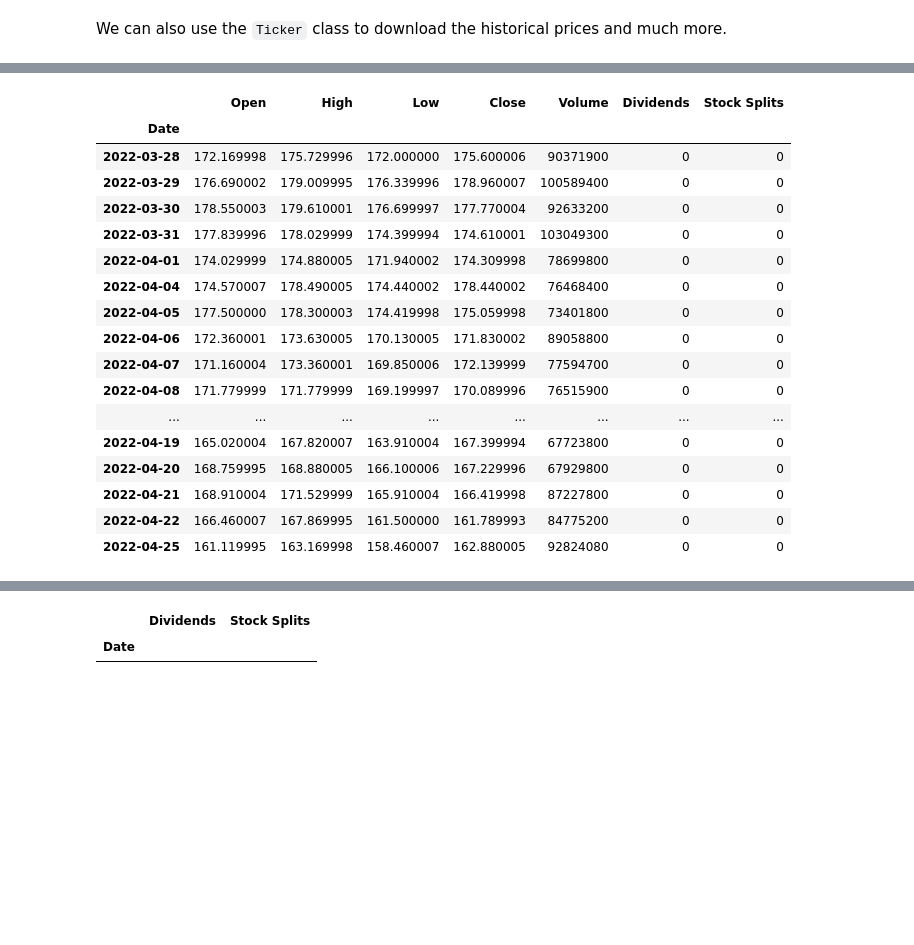
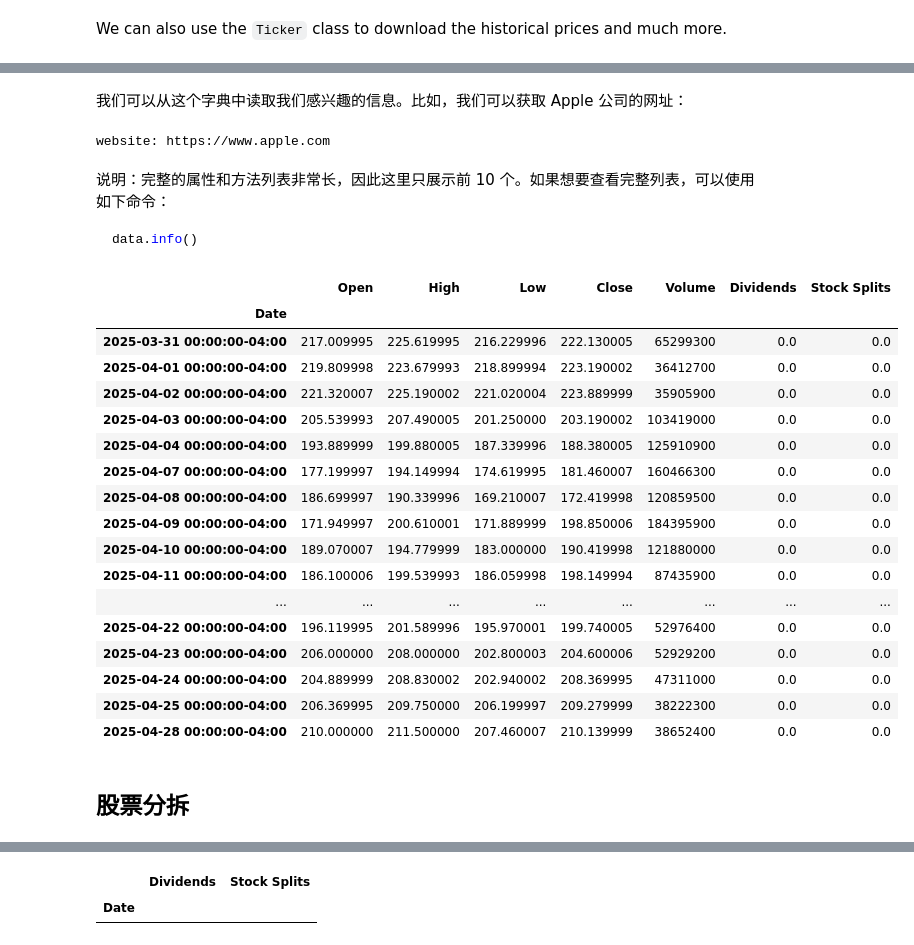
Before and after one commit to arlionn/Python-for-Finance-Cookbook-2E, a Jupyter notebook: 01_acquiring_financial_data/chapter_1.ipynb, the cells around one changed output, grey strips where cells are left out. Drawn from its saved outputs; the diff is of its cells as text; code cells hidden in the pictures; blank space fills up the shorter version.

````diff
--- a/01_acquiring_financial_data/chapter_1.ipynb
+++ b/01_acquiring_financial_data/chapter_1.ipynb
@@ -63,4 +66,6 @@ Downloaded 2769 rows of data.
 We can also use the `Ticker` class to download the historical prices and much more.
 # %%
 # instantiate the Ticker class
-aapl_data = yf.Ticker("AAPL")
+data = yf.Ticker("AAPL")
+# view the available attributes and methods
+list(data.info.items())[1:10]
@@ -67,22 +82,36 @@ aapl_data = yf.Ticker("AAPL")
+# %% [markdown]
+我们可以从这个字典中读取我们感兴趣的信息。比如，我们可以获取 Apple 公司的网址：
+# %%
+website = data.info['website']
+print(f'website: {website}')
+# %% [output]
+website: https://www.apple.com
+# %% [markdown]
+说明：完整的属性和方法列表非常长，因此这里只展示前 10 个。如果想要查看完整列表，可以使用如下命令：
+```python
+data.info()
+```
 # %%
 # get the last month of historical prices
-aapl_data.history()
+data.history()
 # %% [output]
 |  | Open | High | Low | Close | Volume | Dividends | Stock Splits |
 | Date |  |  |  |  |  |  |  |
-| 2022-03-28 | 172.169998 | 175.729996 | 172.000000 | 175.600006 | 90371900 | 0 | 0 |
-| 2022-03-29 | 176.690002 | 179.009995 | 176.339996 | 178.960007 | 100589400 | 0 | 0 |
-| 2022-03-30 | 178.550003 | 179.610001 | 176.699997 | 177.770004 | 92633200 | 0 | 0 |
-| 2022-03-31 | 177.839996 | 178.029999 | 174.399994 | 174.610001 | 103049300 | 0 | 0 |
-| 2022-04-01 | 174.029999 | 174.880005 | 171.940002 | 174.309998 | 78699800 | 0 | 0 |
-| 2022-04-04 | 174.570007 | 178.490005 | 174.440002 | 178.440002 | 76468400 | 0 | 0 |
-| 2022-04-05 | 177.500000 | 178.300003 | 174.419998 | 175.059998 | 73401800 | 0 | 0 |
-| 2022-04-06 | 172.360001 | 173.630005 | 170.130005 | 171.830002 | 89058800 | 0 | 0 |
-| 2022-04-07 | 171.160004 | 173.360001 | 169.850006 | 172.139999 | 77594700 | 0 | 0 |
-| 2022-04-08 | 171.779999 | 171.779999 | 169.199997 | 170.089996 | 76515900 | 0 | 0 |
+| 2025-03-31 00:00:00-04:00 | 217.009995 | 225.619995 | 216.229996 | 222.130005 | 65299300 | 0.0 | 0.0 |
+| 2025-04-01 00:00:00-04:00 | 219.809998 | 223.679993 | 218.899994 | 223.190002 | 36412700 | 0.0 | 0.0 |
+| 2025-04-02 00:00:00-04:00 | 221.320007 | 225.190002 | 221.020004 | 223.889999 | 35905900 | 0.0 | 0.0 |
+| 2025-04-03 00:00:00-04:00 | 205.539993 | 207.490005 | 201.250000 | 203.190002 | 103419000 | 0.0 | 0.0 |
+| 2025-04-04 00:00:00-04:00 | 193.889999 | 199.880005 | 187.339996 | 188.380005 | 125910900 | 0.0 | 0.0 |
+| 2025-04-07 00:00:00-04:00 | 177.199997 | 194.149994 | 174.619995 | 181.460007 | 160466300 | 0.0 | 0.0 |
+| 2025-04-08 00:00:00-04:00 | 186.699997 | 190.339996 | 169.210007 | 172.419998 | 120859500 | 0.0 | 0.0 |
+| 2025-04-09 00:00:00-04:00 | 171.949997 | 200.610001 | 171.889999 | 198.850006 | 184395900 | 0.0 | 0.0 |
+| 2025-04-10 00:00:00-04:00 | 189.070007 | 194.779999 | 183.000000 | 190.419998 | 121880000 | 0.0 | 0.0 |
+| 2025-04-11 00:00:00-04:00 | 186.100006 | 199.539993 | 186.059998 | 198.149994 | 87435900 | 0.0 | 0.0 |
 | ... | ... | ... | ... | ... | ... | ... | ... |
-| 2022-04-19 | 165.020004 | 167.820007 | 163.910004 | 167.399994 | 67723800 | 0 | 0 |
-| 2022-04-20 | 168.759995 | 168.880005 | 166.100006 | 167.229996 | 67929800 | 0 | 0 |
-| 2022-04-21 | 168.910004 | 171.529999 | 165.910004 | 166.419998 | 87227800 | 0 | 0 |
-| 2022-04-22 | 166.460007 | 167.869995 | 161.500000 | 161.789993 | 84775200 | 0 | 0 |
-| 2022-04-25 | 161.119995 | 163.169998 | 158.460007 | 162.880005 | 92824080 | 0 | 0 |
+| 2025-04-22 00:00:00-04:00 | 196.119995 | 201.589996 | 195.970001 | 199.740005 | 52976400 | 0.0 | 0.0 |
+| 2025-04-23 00:00:00-04:00 | 206.000000 | 208.000000 | 202.800003 | 204.600006 | 52929200 | 0.0 | 0.0 |
+| 2025-04-24 00:00:00-04:00 | 204.889999 | 208.830002 | 202.940002 | 208.369995 | 47311000 | 0.0 | 0.0 |
+| 2025-04-25 00:00:00-04:00 | 206.369995 | 209.750000 | 206.199997 | 209.279999 | 38222300 | 0.0 | 0.0 |
+| 2025-04-28 00:00:00-04:00 | 210.000000 | 211.500000 | 207.460007 | 210.139999 | 38652400 | 0.0 | 0.0 |
+# %% [markdown]
+## 股票分拆
````
Also changed, not shown: parts of 19 cells of this notebook, 1 other file.
